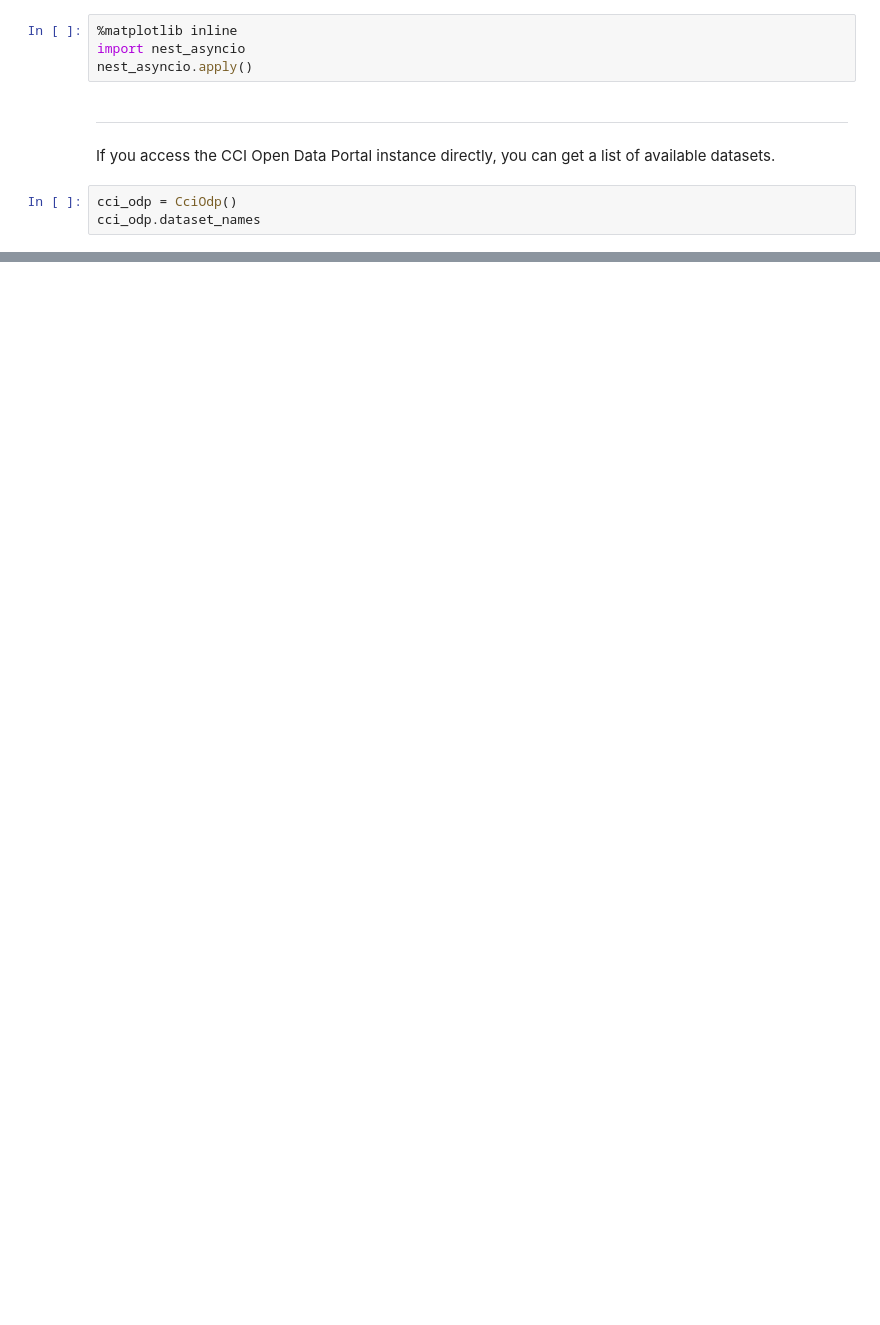
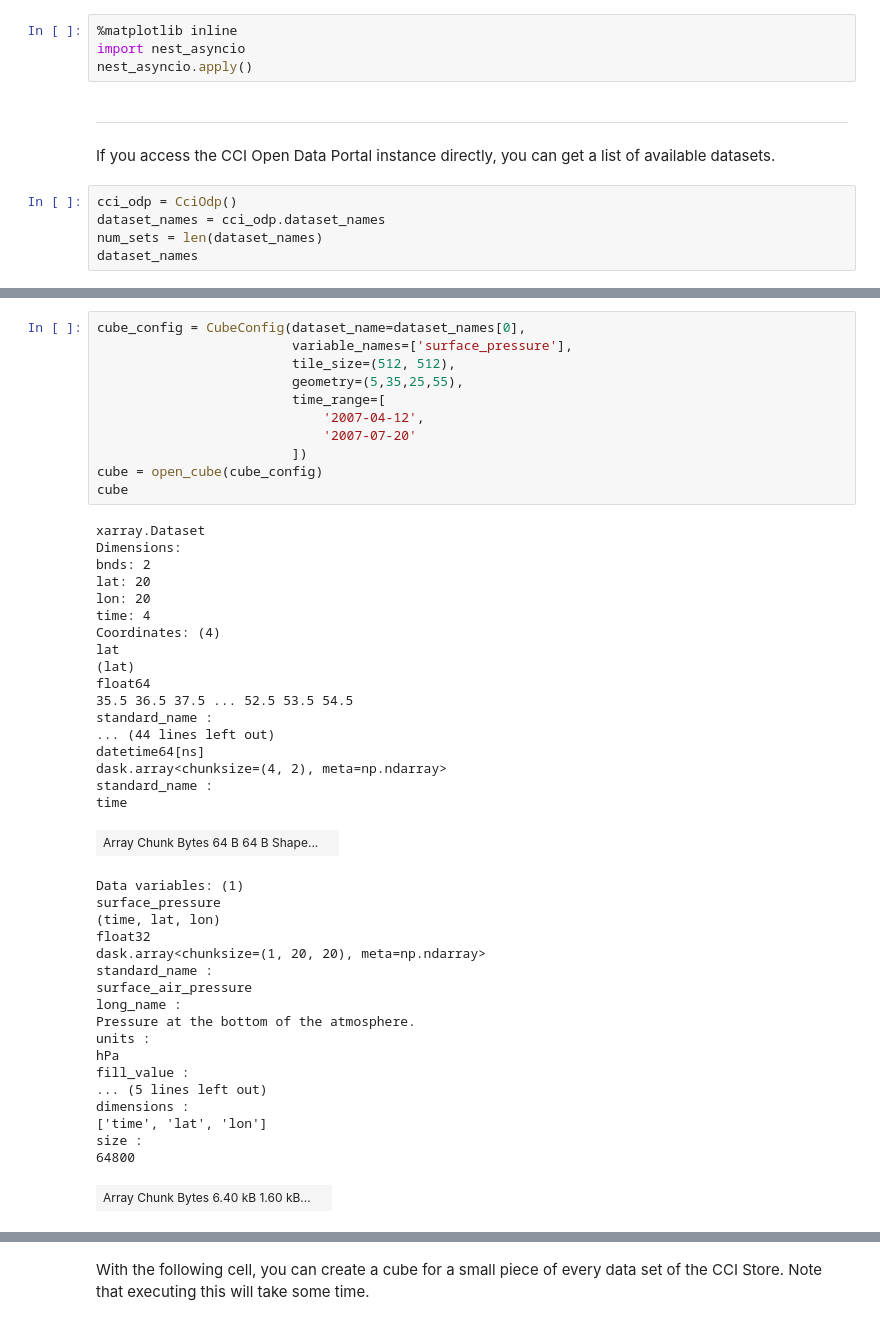
Before and after one commit to xcube-dev/xcube-cci, a Jupyter notebook: examples/notebooks/Ex1b-DCFS-CCI_access.ipynb, the cells around one changed output, grey strips where cells are left out. Cells and saved outputs as stored; diff of their text form; blank space fills up the shorter version.

Commit message:
Added notebook for accessing data sets

```diff
--- a/examples/notebooks/Ex1b-DCFS-CCI_access.ipynb
+++ b/examples/notebooks/Ex1b-DCFS-CCI_access.ipynb
@@ -16,7 +18,9 @@ nest_asyncio.apply()
 If you access the CCI Open Data Portal instance directly, you can get a list of available datasets.
 # %%
 cci_odp = CciOdp()
-cci_odp.dataset_names
+dataset_names = cci_odp.dataset_names
+num_sets = len(dataset_names)
+dataset_names
 # %% [output]
 ['esacci.OZONE.month.L3.NP.multi-sensor.multi-platform.MERGED.fv0002.r1',
  'esacci.CLOUD.month.L3C.CLD_PRODUCTS.MODIS.Aqua.MODIS_AQUA.2-0.r1',
@@ -51,0 +90,48 @@ cci_odp.var_names('esacci.OZONE.month.L3.NP.multi-sensor.multi-platform.MERGED.f
+# %%
+cube_config = CubeConfig(dataset_name=dataset_names[0],
+                         variable_names=['surface_pressure'],
+                         tile_size=(512, 512),
+                         geometry=(5,35,25,55),
+                         time_range=[
+                             '2007-04-12',
+                             '2007-07-20'
+                         ])
+cube = open_cube(cube_config)
+cube
+# %% [output]
+xarray.Dataset
+Dimensions:
+bnds: 2
+lat: 20
+lon: 20
+time: 4
+Coordinates: (4)
+lat
+(lat)
+float64
+35.5 36.5 37.5 ... 52.5 53.5 54.5
+standard_name :
+... (44 lines left out)
+datetime64[ns]
+dask.array<chunksize=(4, 2), meta=np.ndarray>
+standard_name :
+time
+| Array Chunk Bytes 64 B 64 B Shape... |  |
+Data variables: (1)
+surface_pressure
+(time, lat, lon)
+float32
+dask.array<chunksize=(1, 20, 20), meta=np.ndarray>
+standard_name :
+surface_air_pressure
+long_name :
+Pressure at the bottom of the atmosphere.
+units :
+hPa
+fill_value :
+... (5 lines left out)
+dimensions :
+['time', 'lat', 'lon']
+size :
+64800
+| Array Chunk Bytes 6.40 kB 1.60 kB... |  |
@@ -51,0 +155,2 @@ cci_odp.var_names('esacci.OZONE.month.L3.NP.multi-sensor.multi-platform.MERGED.f
+# %% [markdown]
+With the following cell, you can create a cube for a small piece of every data set of the CCI Store. Note that executing this will take some time.
```
Also changed, not shown: parts of 11 cells of this notebook.
